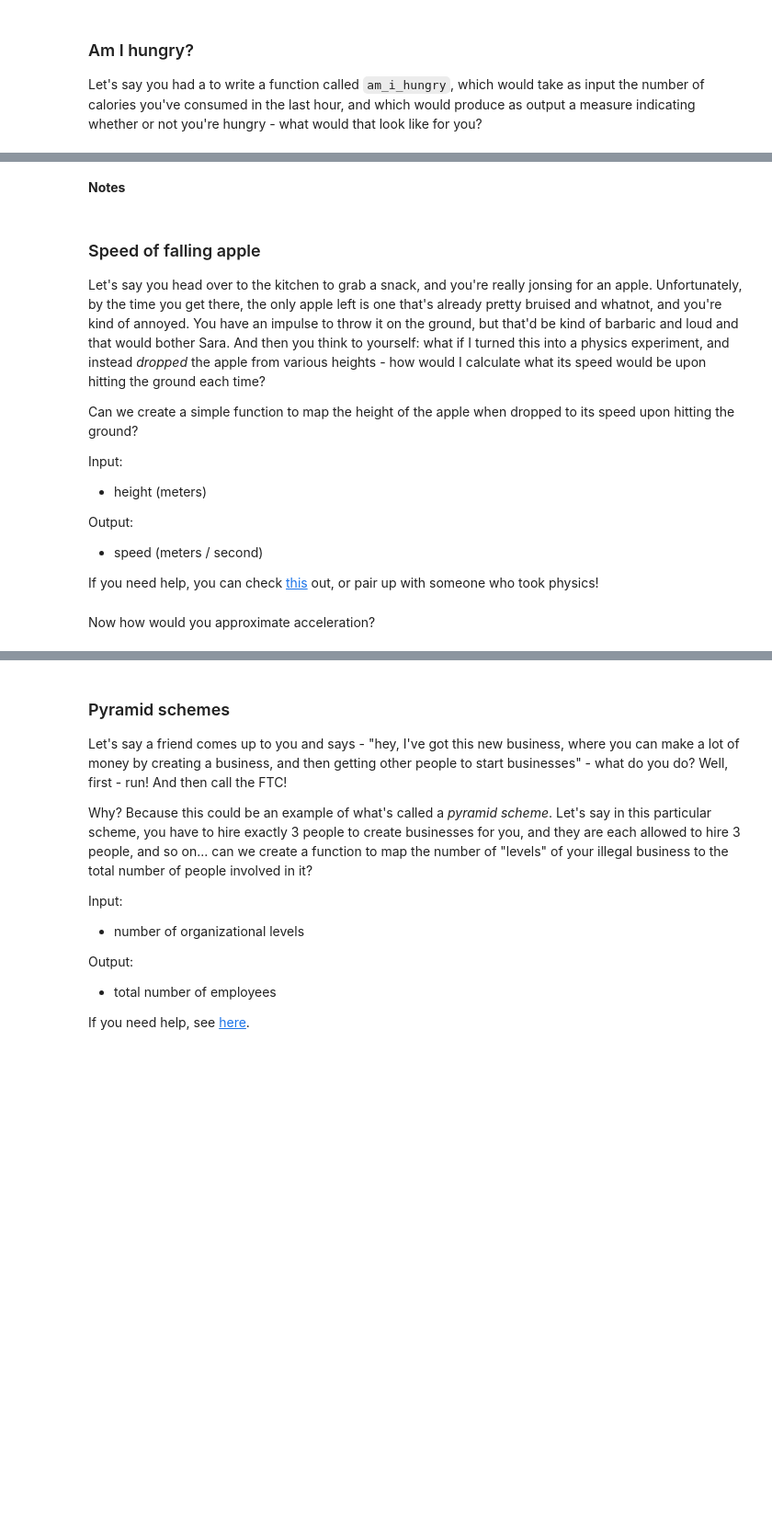
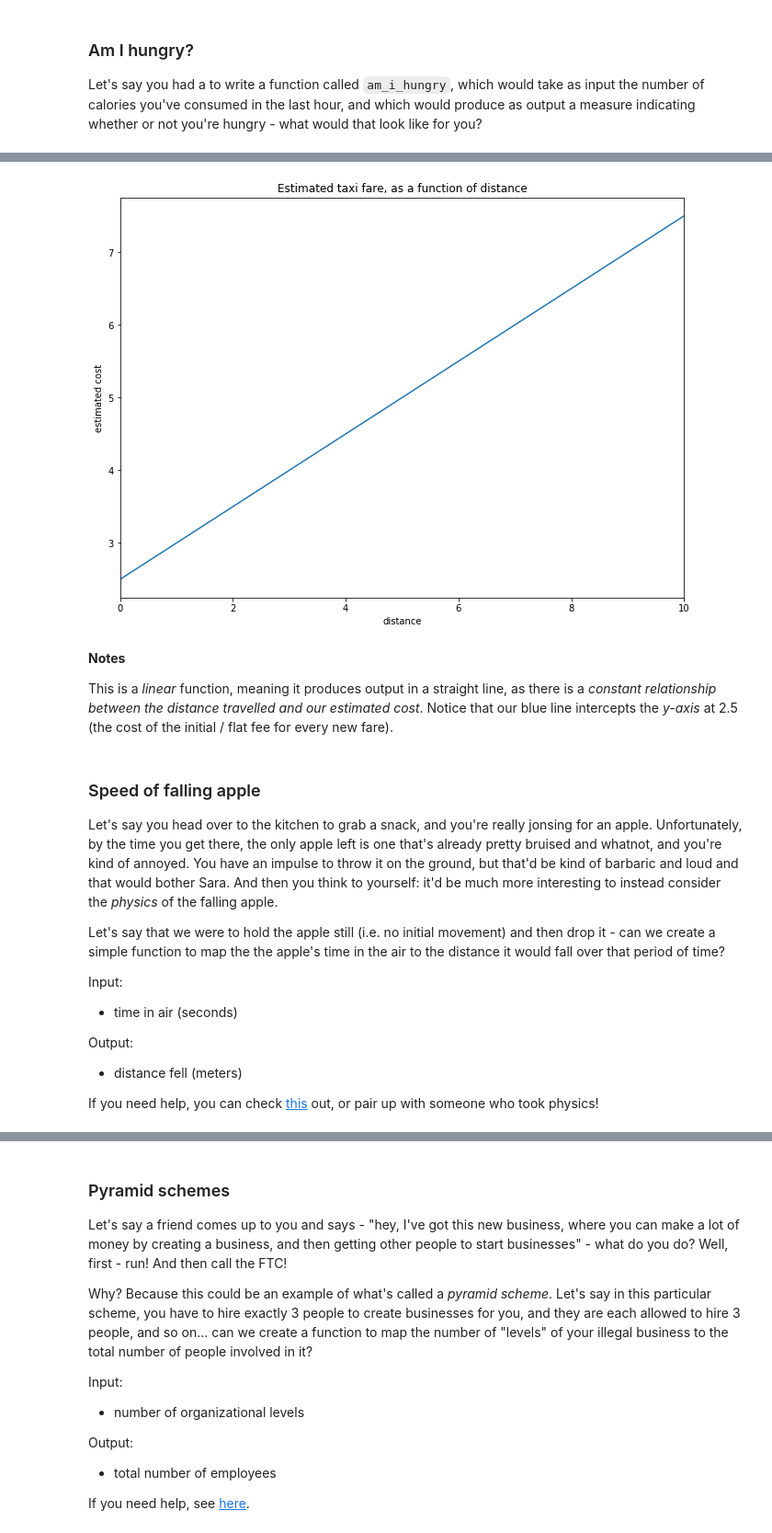
Before and after one commit to contently/math_class, a Jupyter notebook: functions.ipynb, the cells around one changed output, grey strips where cells are left out. Shown: that part at 92% size. Saved outputs shown, nothing was run; the diff lists cells and outputs as text; code cells hidden in the pictures; blank space fills up the shorter version.

```diff
--- a/functions.ipynb
+++ b/functions.ipynb
@@ -134,33 +158,42 @@ def estimate_taxi_cost(distance):
+# %%
+def estimate_taxi_cost(distance):
+    # $2.50 initial fee + $.50 for every mile
+    estimated_cost = 2.5 + .5 * distance
+    return estimated_cost
 # %%
 fig = plt.figure(figsize=(11, 8))
 
-distances = np.linspace(0, 20)
+distances = np.linspace(0, 10)
 
 costs = []
 for d in distances:
     costs.append(estimate_taxi_cost(d))
 
 plot = plt.plot(distances, costs)
 
-xlab = fig.axes[0].set_xlim(0, 20)
+xlab = fig.axes[0].set_xlim(0, 10)
 
 xlab = fig.axes[0].set_xlabel("distance")
 ylab = fig.axes[0].set_ylabel("estimated cost")
 
-title = plt.title("Estimated Taxi Fare, as a Function of Distance (and Maybe Other Variables)")
+title = plt.title("Estimated taxi fare, as a function of distance")
+# %% [output]
+[figure, added]
-# %% [markdown]
-**Notes**
+# %% [markdown]
+**Notes**
+
+This is a _linear_ function, meaning it produces output in a straight line, as there is a _constant relationship between the distance travelled and our estimated cost_. Notice that our blue line intercepts the _y-axis_ at 2.5 (the cost of the initial / flat fee for every new fare).
 # %% [markdown]
 ### Speed of falling apple
 
-Let's say you head over to the kitchen to grab a snack, and you're really jonsing for an apple. Unfortunately, by the time you get there, the only apple left is one that's already pretty bruised and whatnot, and you're kind of annoyed. You have an impulse to throw it on the ground, but that'd be kind of barbaric and loud and that would bother Sara. And then you think to yourself: what if I turned this into a physics experiment, and instead _dropped_ the apple from various heights - how would I calculate what its speed would be upon hitting the ground each time?
+Let's say you head over to the kitchen to grab a snack, and you're really jonsing for an apple. Unfortunately, by the time you get there, the only apple left is one that's already pretty bruised and whatnot, and you're kind of annoyed. You have an impulse to throw it on the ground, but that'd be kind of barbaric and loud and that would bother Sara. And then you think to yourself: it'd be much more interesting to instead consider the _physics_ of the falling apple.
 
-Can we create a simple function to map the height of the apple when dropped to its speed upon hitting the ground?
+Let's say that we were to hold the apple still (i.e. no initial movement) and then drop it - can we create a simple function to map the the apple's time in the air to the distance it would fall over that period of time?
 
 Input:
-- height (meters)
+- time in air (seconds)
 
 Output:
-- speed (meters / second)
+- distance fell (meters)
 
 If you need help, you can check [this](https://www.mathopenref.com/calceqofmotion.html) out, or pair up with someone who took physics!
@@ -171,2 +199,0 @@ def apple_speed(height):
-# %% [markdown]
-Now how would you approximate acceleration?
```
Also changed, not shown: parts of 29 cells of this notebook.
